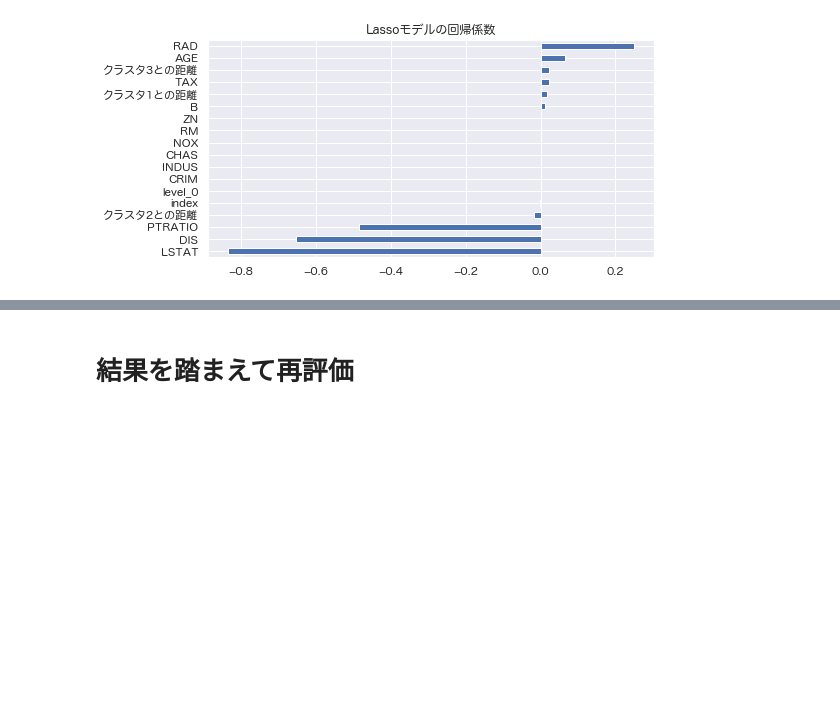
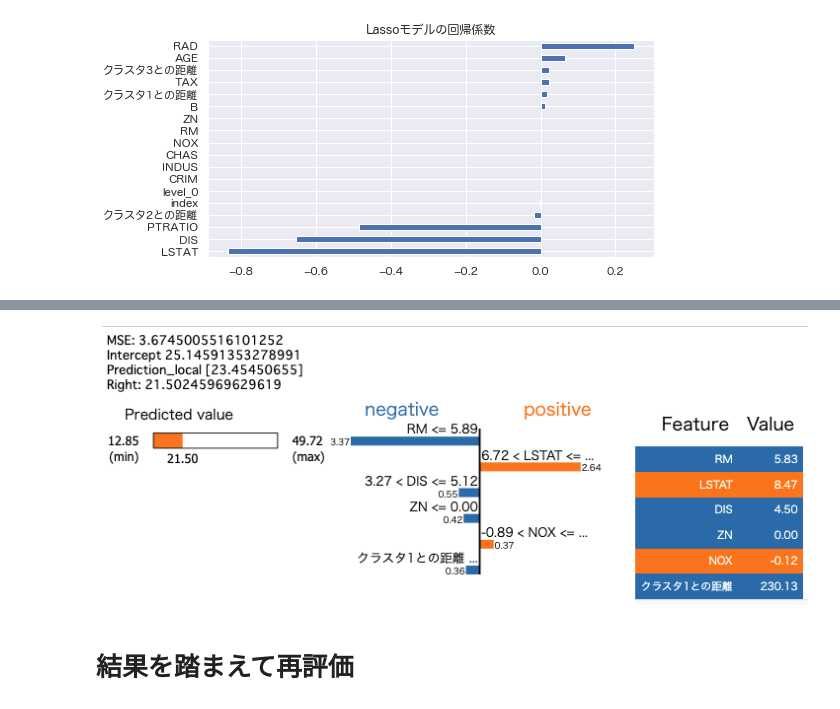
Before and after one commit to tk-tatsuro/data-science, a Jupyter notebook: 20211018_boston_regression/boston_regression_preprocessing.ipynb, the cells around one changed output, grey strips where cells are left out. Saved outputs shown, nothing was run; the diff lists cells and outputs as text; code cells hidden in the pictures; blank space fills up the shorter version.

Commit message:
image update

```diff
--- a/20211018_boston_regression/boston_regression_preprocessing.ipynb
+++ b/20211018_boston_regression/boston_regression_preprocessing.ipynb
@@ -834,3 +826,9 @@ Right: 21.50245969629619
+# %%
+explain_importance(boston_df)
+plt.savefig("newplot_lime2.png")
+Image("./newplot_lime2.png")
+# %% [output]
+[figure, added]
 # %% [markdown]
 # 結果を踏まえて再評価
 # %%
```
Also changed, not shown: parts of 1 cell of this notebook, 1 other file.
